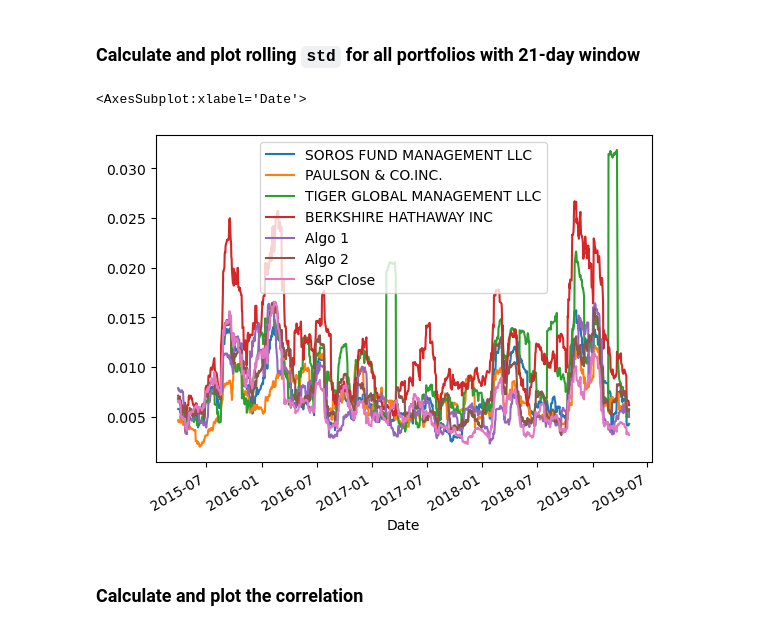
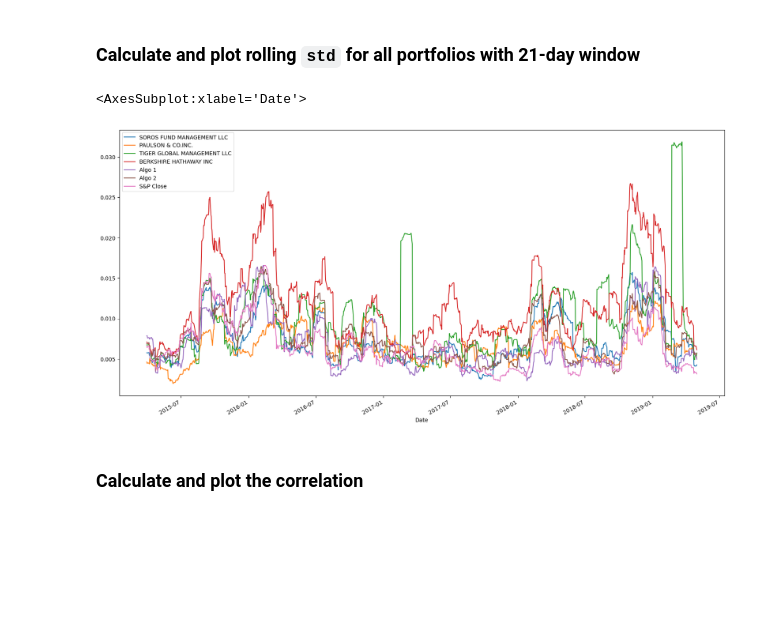
Before and after one commit to dileepadrd/module-4-challenge-algorithmic-trading-strategies, a Jupyter notebook: whale_analysis.ipynb, the cells around one changed output. Drawn from its saved outputs; the diff is of its cells as text; code cells hidden in the pictures; blank space fills up the shorter version.

```diff
--- a/whale_analysis.ipynb
+++ b/whale_analysis.ipynb
@@ -330,12 +330,12 @@ Risk changes over time. Analyze the rolling statistics for Risk and Beta.
 # %%
 # Calculate the rolling standard deviation for all portfolios using a 21-day window
 rolling_std = con_df.rolling(window=21).std()
 
 # Plot the rolling standard deviation
-rolling_std.plot()
+rolling_std.plot(figsize=(20, 10))
 # %% [output]
 <AxesSubplot:xlabel='Date'>
-[figure, old version]
+[figure, new version]
 # %% [markdown]
 ### Calculate and plot the correlation
 # %%
```
Also changed, not shown: parts of 4 cells of this notebook.
